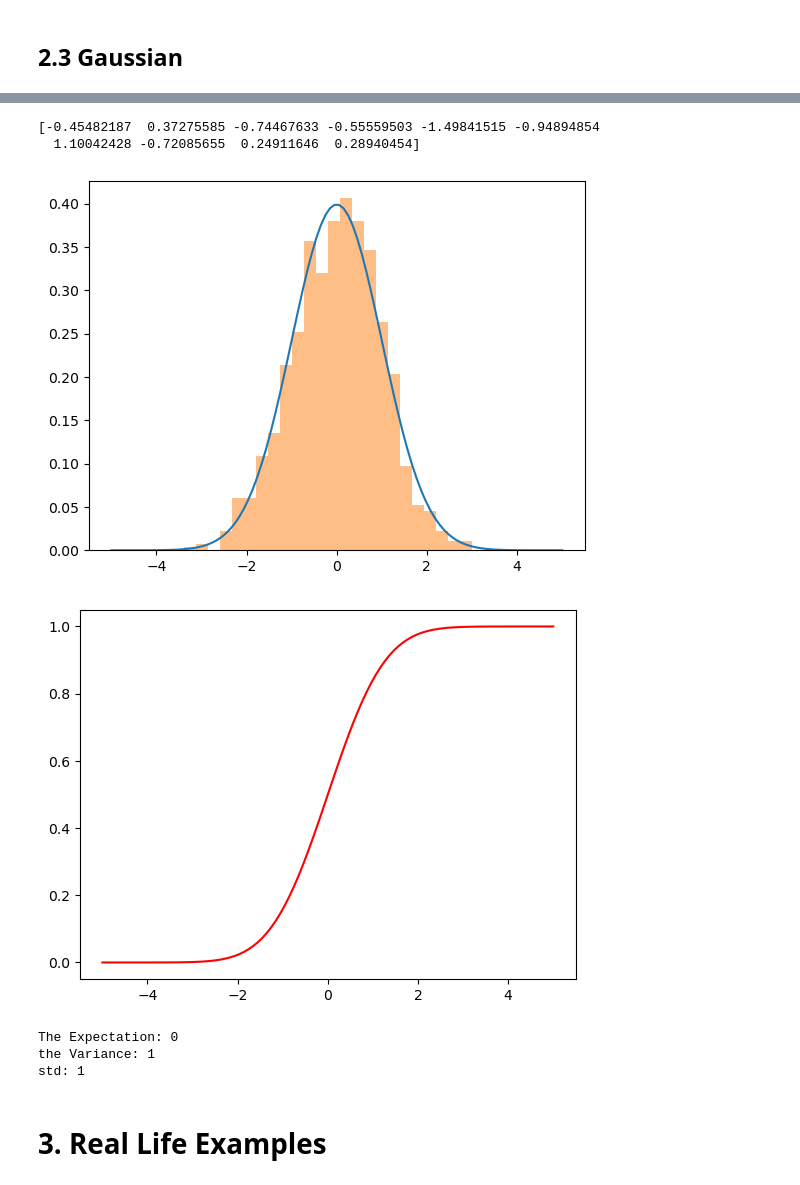
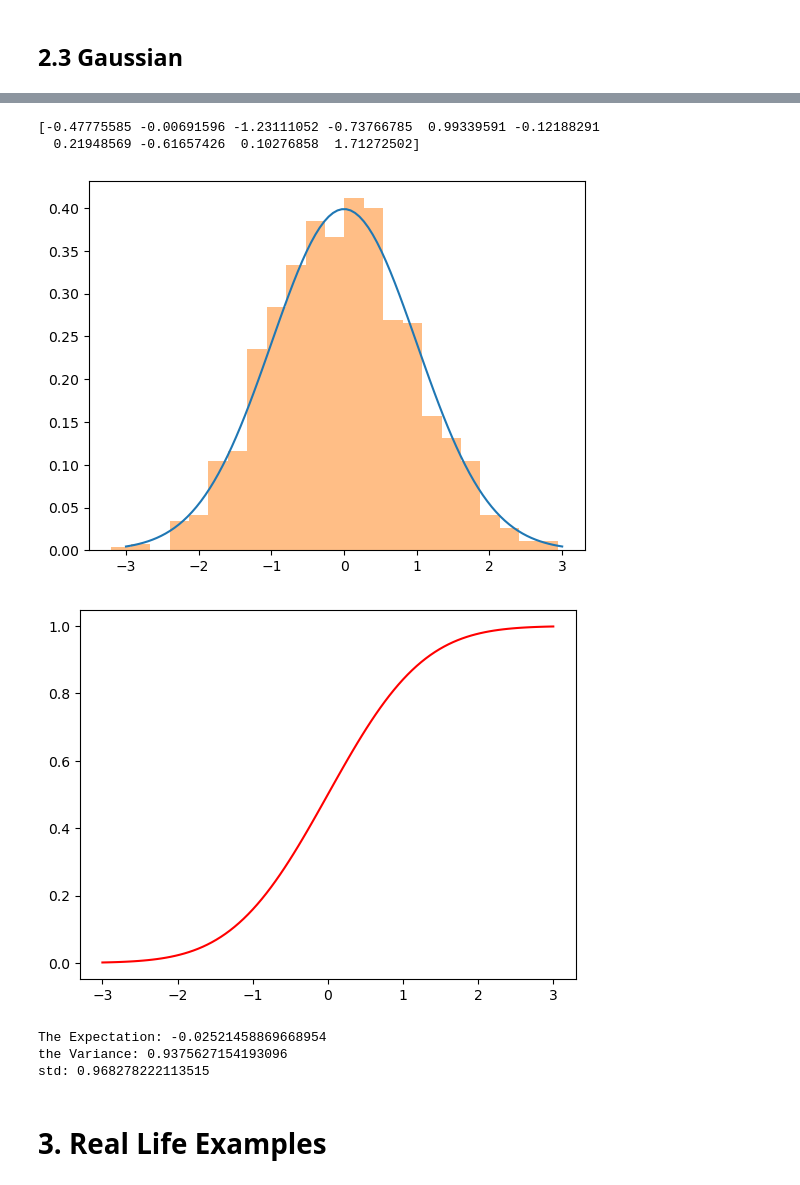
Before and after one commit to shabbann/probability-project, a Jupyter notebook: Math Project.ipynb, the cells around one changed output, grey strips where cells are left out. Cells and saved outputs as stored; diff of their text form; code cells hidden in the pictures.

```diff
--- a/Math Project.ipynb
+++ b/Math Project.ipynb
@@ -515,36 +662,37 @@ The resulting plots should show the Probability Density Function (PDF) and Cumul
 import numpy as np
 from scipy.stats import norm
 import matplotlib.pyplot as plt
-randomvarabiles = stats.norm.rvs(size=1000)
+mean = 0
+standard_deviation = 1
+data = stats.norm(loc=mean, scale=standard_deviation)
+randomvarabiles =data.rvs(size=1000)
 print(randomvarabiles[0:10])
 # %% [output]
-[-0.45482187  0.37275585 -0.74467633 -0.55559503 -1.49841515 -0.94894854
-  1.10042428 -0.72085655  0.24911646  0.28940454]
+[-0.47775585 -0.00691596 -1.23111052 -0.73766785  0.99339591 -0.12188291
+  0.21948569 -0.61657426  0.10276858  1.71272502]
 # %%
 ##Plot the PMF/PDF and CDF
-x = np.linspace(-5,5, 100)
-mu = 0 #mean
-sigma = 1 #std
+x = np.linspace(-3,3, 100)
 fig,ax=plt.subplots()
-pdf= stats.norm.pdf(x,loc=mu, scale=sigma)
+pdf= stats.norm.pdf(x,loc=mean, scale=standard_deviation)
 ax.plot(x,pdf)
 ax.hist(randomvarabiles, density=True, bins='auto', histtype='stepfilled', alpha=0.5)
 plt.show()
-cdf= stats.norm.cdf(x,mu,sigma)
+cdf= stats.norm.cdf(x,mean,standard_deviation)
 plt.plot(x,cdf,'r')
 plt.show()
 # %% [output]
-[figure, old version]
+[figure, new version]
-[figure, old version]
+[figure, new version]
 # %%
 ##Compute The Expectation and the Variance.
-print("The Expectation:",mu)
-print("the Variance:",pow(sigma,2))
-print("std:",sigma)
+print("The Expectation:",randomvarabiles.mean())
+print("the Variance:",randomvarabiles.var())
+print("std:",randomvarabiles.std())
 # %% [output]
-The Expectation: 0
-the Variance: 1
-std: 1
+The Expectation: -0.02521458869668954
+the Variance: 0.9375627154193096
+std: 0.968278222113515
 # %% [markdown]
 # 3. Real Life Examples
 # %% [markdown]
```
Also changed, not shown: parts of 16 cells of this notebook.
